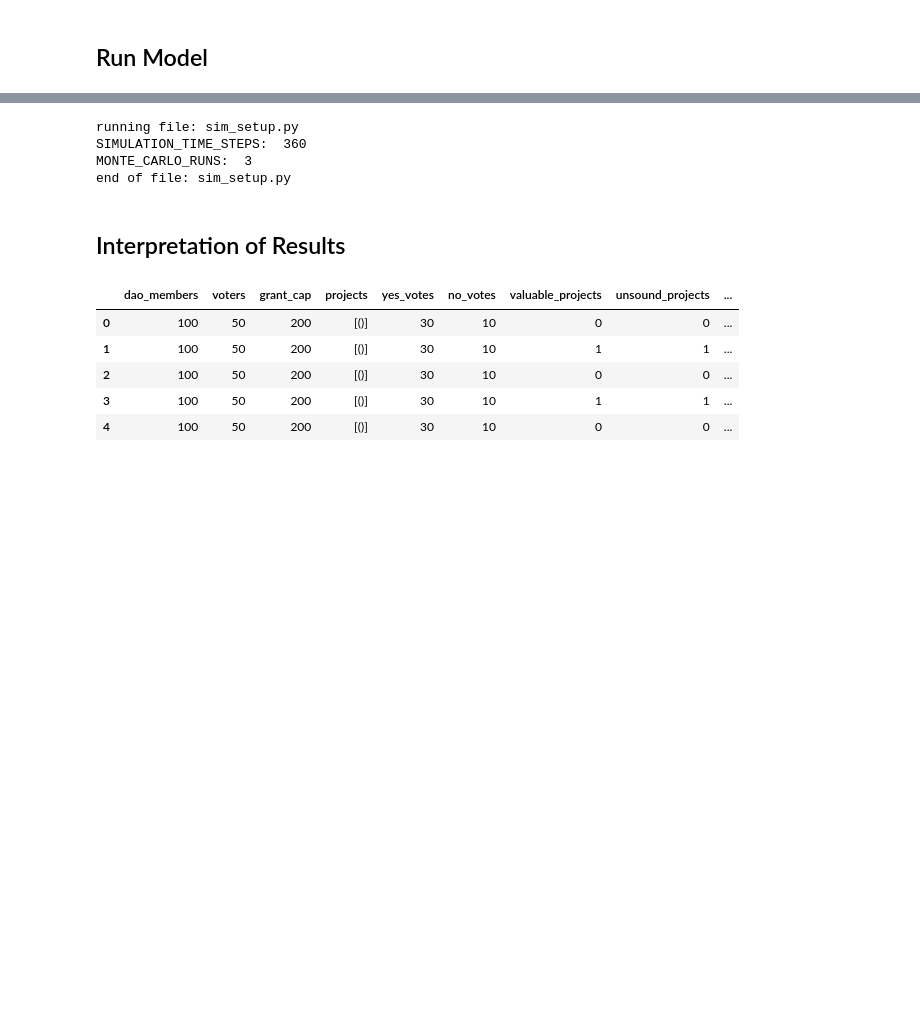
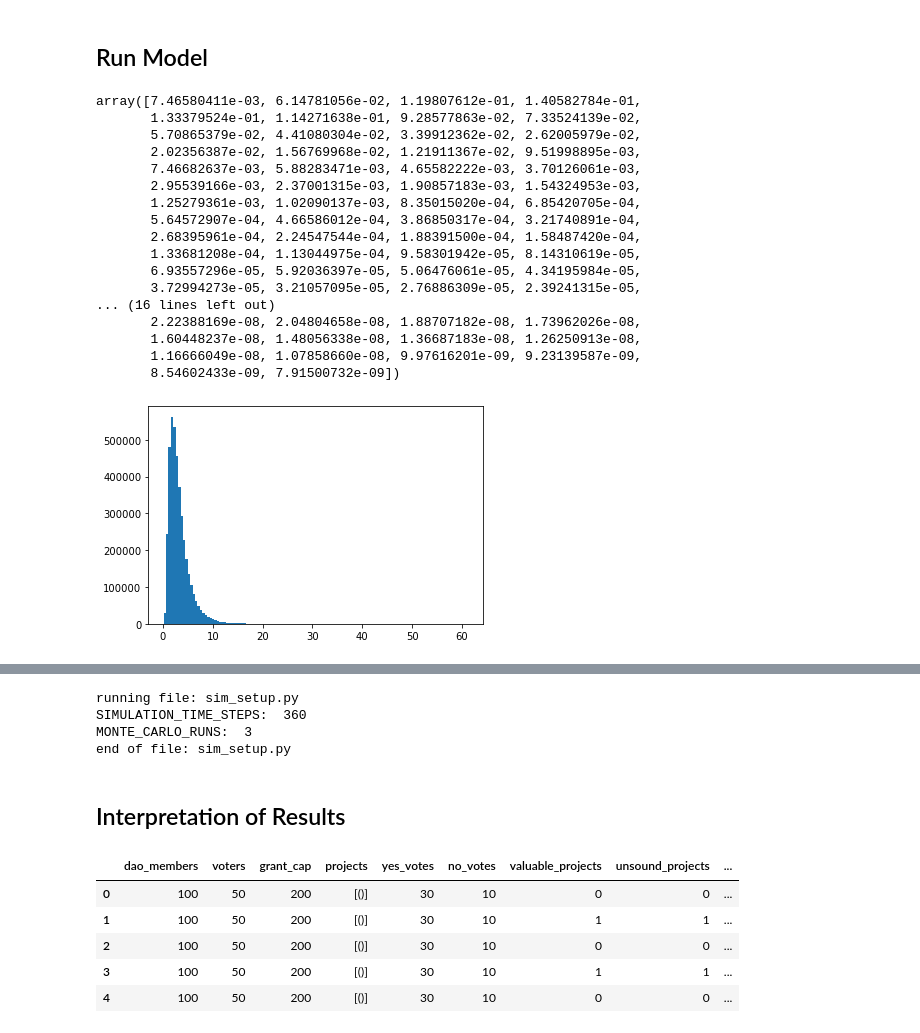
Before and after one commit to marc4gov/dao2nft, a Jupyter notebook: dao2nft.ipynb, the cells around one changed output, grey strips where cells are left out. Cells and saved outputs as stored; diff of their text form; code cells hidden in the pictures; blank space fills up the shorter version.

```diff
--- a/dao2nft.ipynb
+++ b/dao2nft.ipynb
@@ -89,3 +90,25 @@ Requirement already satisfied: networkx in /Users/marc/conda/envs/rlcadenv/lib/p
 Note: you may need to restart the kernel to use updated packages.
 # %% [markdown]
 ## Run Model
+# %%
+from model.parts.agents.util.sourcecred.oceanrounds import probabilities
+probabilities(126, 1, 0.6, 4_000_000)
+# %% [output]
+array([7.46580411e-03, 6.14781056e-02, 1.19807612e-01, 1.40582784e-01,
+       1.33379524e-01, 1.14271638e-01, 9.28577863e-02, 7.33524139e-02,
+       5.70865379e-02, 4.41080304e-02, 3.39912362e-02, 2.62005979e-02,
+       2.02356387e-02, 1.56769968e-02, 1.21911367e-02, 9.51998895e-03,
+       7.46682637e-03, 5.88283471e-03, 4.65582222e-03, 3.70126061e-03,
+       2.95539166e-03, 2.37001315e-03, 1.90857183e-03, 1.54324953e-03,
+       1.25279361e-03, 1.02090137e-03, 8.35015020e-04, 6.85420705e-04,
+       5.64572907e-04, 4.66586012e-04, 3.86850317e-04, 3.21740891e-04,
+       2.68395961e-04, 2.24547544e-04, 1.88391500e-04, 1.58487420e-04,
+       1.33681208e-04, 1.13044975e-04, 9.58301942e-05, 8.14310619e-05,
+       6.93557296e-05, 5.92036397e-05, 5.06476061e-05, 4.34195984e-05,
+       3.72994273e-05, 3.21057095e-05, 2.76886309e-05, 2.39241315e-05,
+... (16 lines left out)
+       2.22388169e-08, 2.04804658e-08, 1.88707182e-08, 1.73962026e-08,
+       1.60448237e-08, 1.48056338e-08, 1.36687183e-08, 1.26250913e-08,
+       1.16666049e-08, 1.07858660e-08, 9.97616201e-09, 9.23139587e-09,
+       8.54602433e-09, 7.91500732e-09])
+[figure, added]
```
Also changed, not shown: parts of 3 cells of this notebook, 6 other files.
